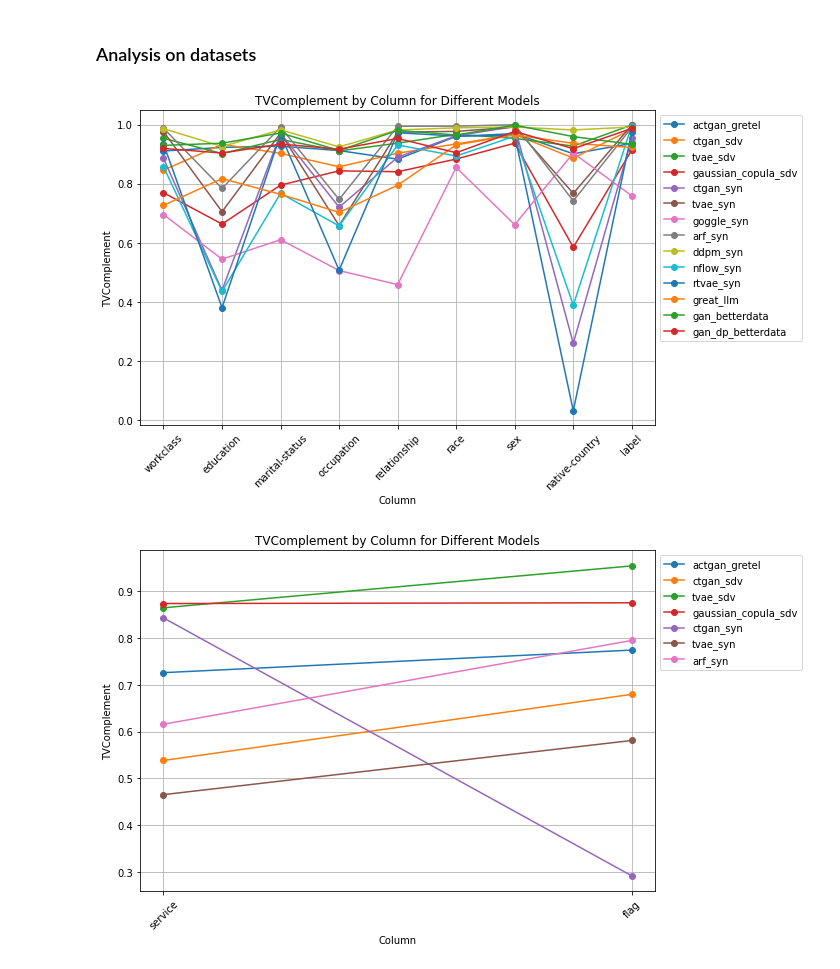
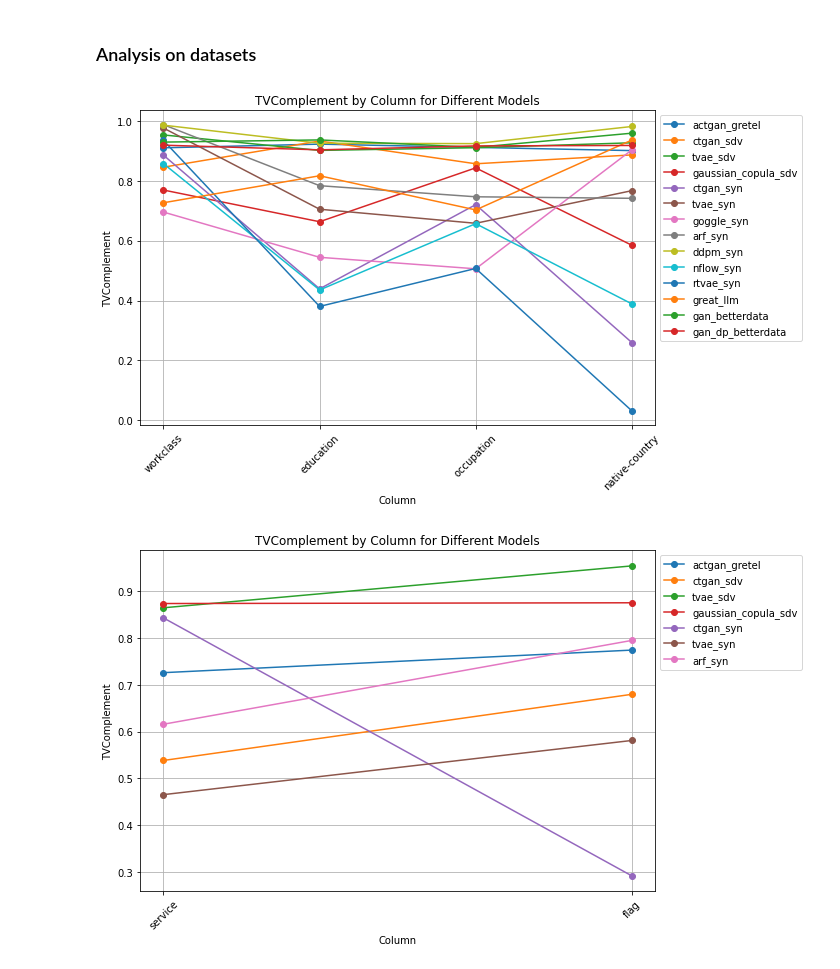
Before and after one commit to dsaidgovsg/benchmarking-synthetic-data-generators, a Jupyter notebook: notebooks/final_columns_analysis.ipynb, the cells around one changed output. Saved outputs shown, nothing was run; the diff lists cells and outputs as text; code cells hidden in the pictures.

```diff
--- a/notebooks/final_columns_analysis.ipynb
+++ b/notebooks/final_columns_analysis.ipynb
@@ -116,11 +116,11 @@ high_cardinality_cols = {
 # %%
 exp_dataset = "adult"
 subset = cat_col_tabular_df[(cat_col_tabular_df["exp_dataset"] == exp_dataset) & (cat_col_tabular_df["column"].isin(high_cardinality_cols[exp_dataset]))]
-subset = cat_col_tabular_df[(cat_col_tabular_df["exp_dataset"] == exp_dataset)]
+# subset = cat_col_tabular_df[(cat_col_tabular_df["exp_dataset"] == exp_dataset)]
 
 plot_col_distribution(subset, 'TVComplement')
 # %% [output]
-[figure, old version]
+[figure, new version]
 # %%
 exp_dataset = "intrusion"
 subset = cat_col_tabular_df[(cat_col_tabular_df["exp_dataset"] == exp_dataset) & (cat_col_tabular_df["column"].isin(high_cardinality_cols[exp_dataset]))]
```
Also changed, not shown: parts of 5 cells of this notebook, 6 other files.
